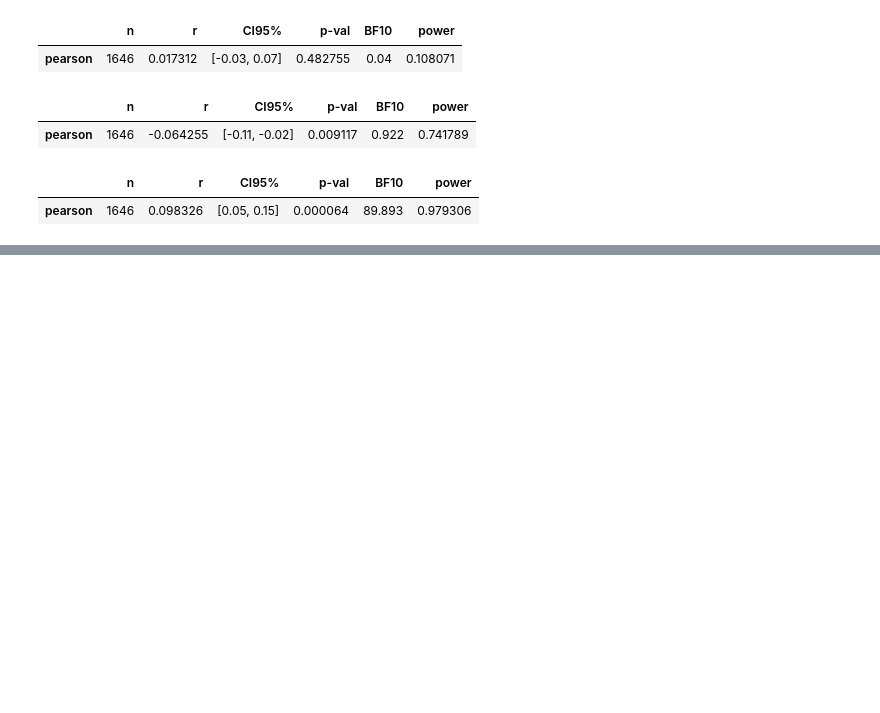
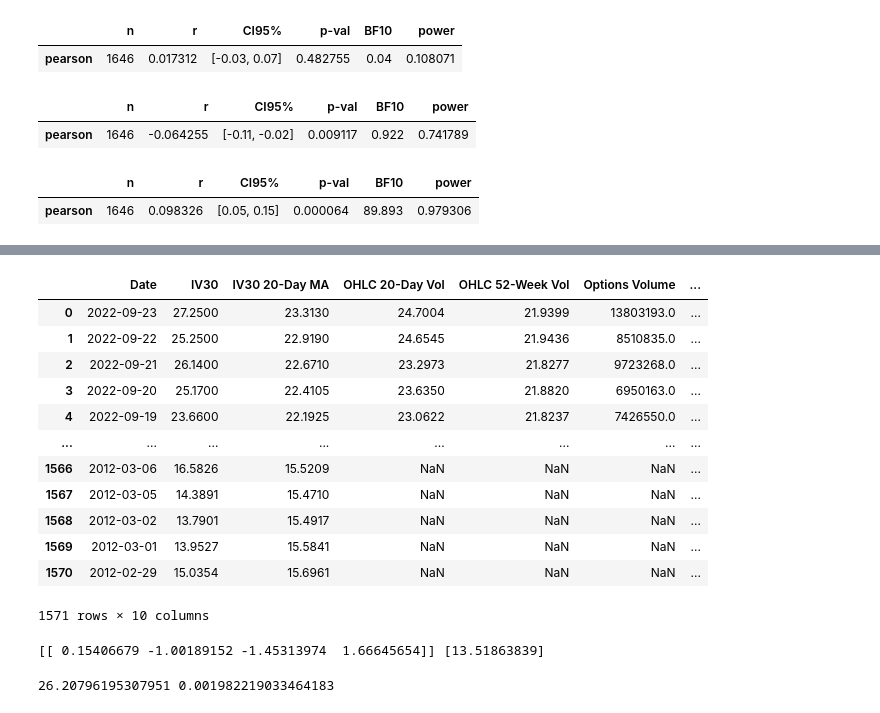
Before and after one commit to JoeZhang1000/News-Sentiment-and-IV, a Jupyter notebook: Sentiment_vs_IV.ipynb, the cells around one changed output, grey strips where cells are left out. Saved outputs shown, nothing was run; the diff lists cells and outputs as text; code cells hidden in the pictures; blank space fills up the shorter version.

```diff
--- a/Sentiment_vs_IV.ipynb
+++ b/Sentiment_vs_IV.ipynb
@@ -447,0 +762,7 @@ pg.corr(merged1['IV30'], merged1['Content Subjectivity'])
+# %%
+oldest_date = combined_news_us_world_business['date'].min()
+most_recent_date = combined_news_us_world_business['date'].max()
+# %%
+spyIV = spyIV[(spyIV['Date'] >= oldest_date) & (spyIV['Date'] <= most_recent_date)].reset_index(drop=True)
+
+spyIV
@@ -447,0 +783,4 @@ pg.corr(merged1['IV30'], merged1['Content Subjectivity'])
+# %%
+articles_std_us_world_business = combined_news_us_world_business.resample('1D', on='date')[['Polarity', 'Subjectivity', 'Content Polarity', 'Content Subjectivity']].std().reset_index()
+articles_std_us_world_business.dropna(inplace=True)
+articles_std_us_world_business
@@ -447,0 +801,3 @@ pg.corr(merged1['IV30'], merged1['Content Subjectivity'])
+# %%
+articles_std_us_world_business.rename(columns={'date': 'Date', 'Polarity':'Headline Polarity', 'Subjectivity':'Headline Subjectivity'}, inplace=True)
+articles_std_us_world_business
@@ -447,0 +818,17 @@ pg.corr(merged1['IV30'], merged1['Content Subjectivity'])
+# %%
+merged_us_world_business_spy = pd.merge(spyIV, articles_std_us_world_business, on='Date')
+merged_us_world_business_spy
+# %% [output]
+|  | Date | IV30 | IV30 20-Day MA | OHLC 20-Day Vol | OHLC 52-Week Vol | Options Volume | ... |
+| 0 | 2022-09-23 | 27.2500 | 23.3130 | 24.7004 | 21.9399 | 13803193.0 | ... |
+| 1 | 2022-09-22 | 25.2500 | 22.9190 | 24.6545 | 21.9436 | 8510835.0 | ... |
+| 2 | 2022-09-21 | 26.1400 | 22.6710 | 23.2973 | 21.8277 | 9723268.0 | ... |
+| 3 | 2022-09-20 | 25.1700 | 22.4105 | 23.6350 | 21.8820 | 6950163.0 | ... |
+| 4 | 2022-09-19 | 23.6600 | 22.1925 | 23.0622 | 21.8237 | 7426550.0 | ... |
+| ... | ... | ... | ... | ... | ... | ... | ... |
+| 1566 | 2012-03-06 | 16.5826 | 15.5209 | NaN | NaN | NaN | ... |
+| 1567 | 2012-03-05 | 14.3891 | 15.4710 | NaN | NaN | NaN | ... |
+| 1568 | 2012-03-02 | 13.7901 | 15.4917 | NaN | NaN | NaN | ... |
+| 1569 | 2012-03-01 | 13.9527 | 15.5841 | NaN | NaN | NaN | ... |
+| 1570 | 2012-02-29 | 15.0354 | 15.6961 | NaN | NaN | NaN | ... |
+1571 rows × 10 columns
@@ -447,0 +838,13 @@ pg.corr(merged1['IV30'], merged1['Content Subjectivity'])
+# %%
+model = LinearRegression().fit(X, y)
+print(model.coef_, model.intercept_)
+# %% [output]
+[[ 0.15406679 -1.00189152 -1.45313974  1.66645654]] [13.51863839]
+# %%
+y_pred = model.predict(X)
+
+mse = mean_squared_error(y, y_pred)
+r2 = r2_score(y, y_pred)
+print(mse, r2)
+# %% [output]
+26.20796195307951 0.001982219033464183
```
Also changed, not shown: parts of 38 cells of this notebook, 3 other files.
